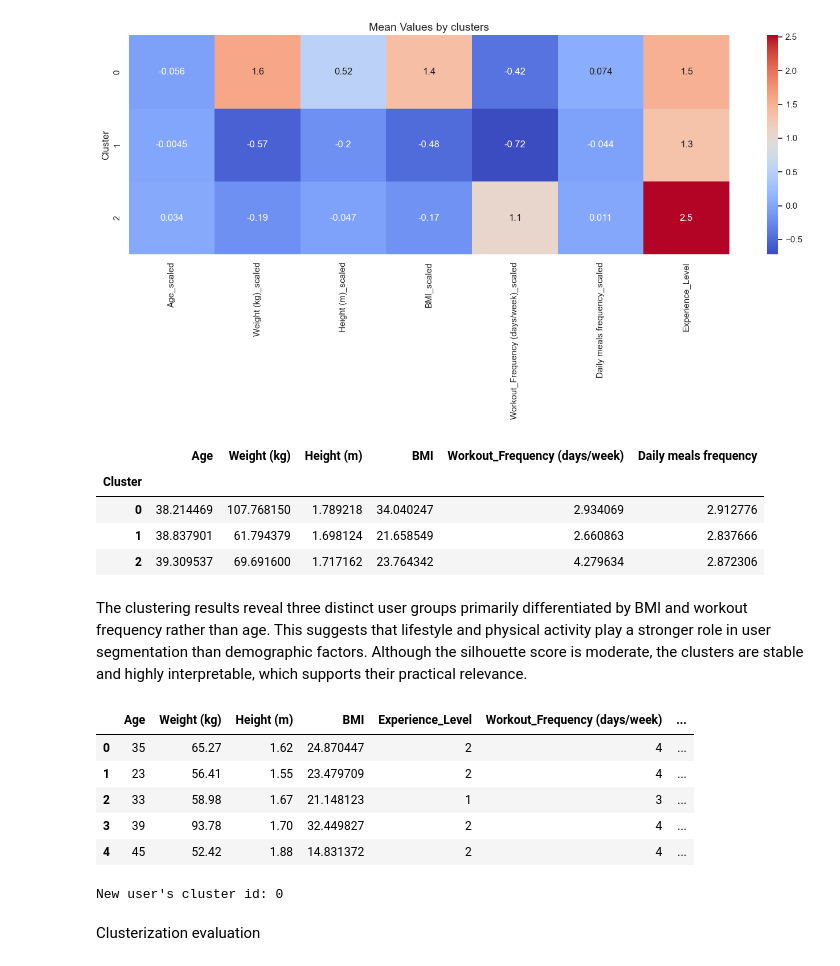
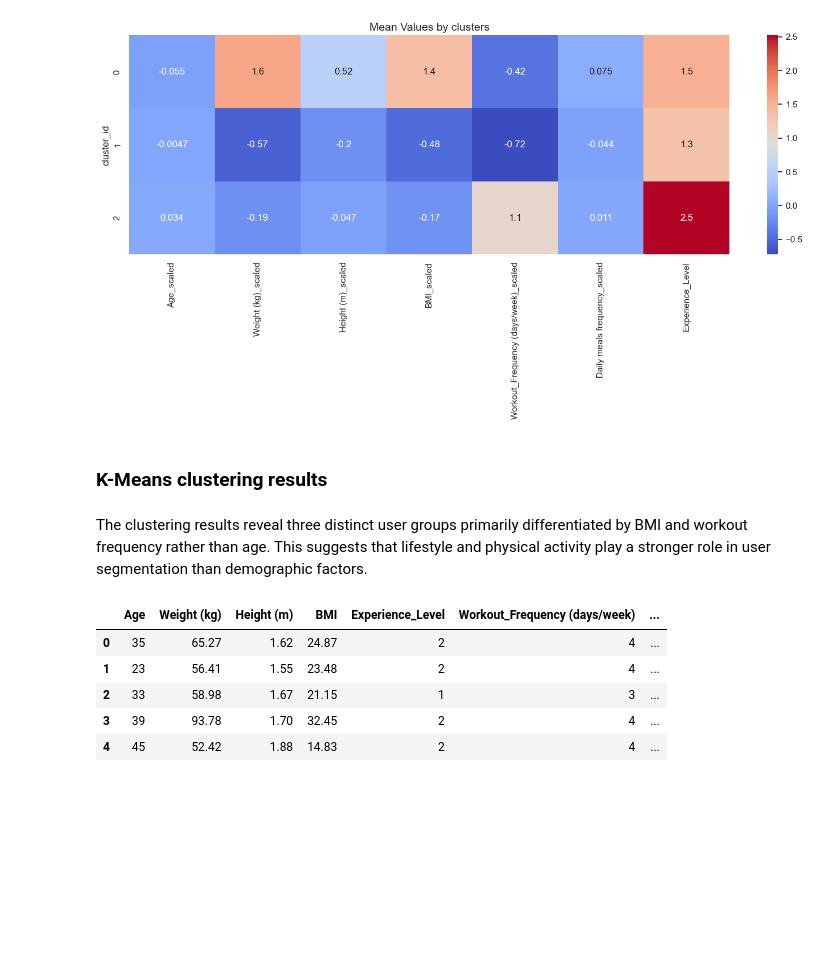
Before and after one commit to Aigerim05/Personalized-Workout-Nutrition-plans-generation-, a Jupyter notebook: 3_Clustering.ipynb, the cells around one changed output. Cells and saved outputs as stored; diff of their text form; code cells hidden in the pictures; blank space fills up the shorter version.

Commit message:
Finalized clustering, created new user input workflow

```diff
--- a/3_Clustering.ipynb
+++ b/3_Clustering.ipynb
@@ -73,17 +72,17 @@ mean_dict = {}
 std_dict = {}
 
 for col in numeric_cols:
-    mean = df_user_data[col].mean()
-    std = df_user_data[col].std()
+    mean = df_clustering_data[col].mean()
+    std = df_clustering_data[col].std()
     mean_dict[col] = mean
     std_dict[col] = std
-    df_user_data[col + '_scaled'] = (df_user_data[col] - mean) / std
+    df_clustering_data[col + '_scaled'] = (df_clustering_data[col] - mean) / std
 
 scaled_numeric_cols = [col + '_scaled' for col in numeric_cols]
-categorical_scaled_cols = [c for c in df_user_data.columns if c not in numeric_cols and '_scaled' not in c]
+categorical_scaled_cols = [c for c in df_clustering_data.columns if c not in numeric_cols and '_scaled' not in c]
 final_features = scaled_numeric_cols + categorical_scaled_cols
 
-X = df_user_data[final_features].values
-df_user_data[final_features].head(3)
+X = df_clustering_data[final_features].values
+df_clustering_data[final_features].head(3)
 # %% [output]
 |  | Age_scaled | Weight (kg)_scaled | Height (m)_scaled | BMI_scaled | Workout_Frequency (days/week)_scaled | ... |
@@ -109,7 +176,7 @@ plt.show()
 # %%
 kmeans = KMeans(n_clusters=3, random_state=42)
 kmeans.fit(X)
-df_user_data['Cluster'] = kmeans.labels_
+df_clustering_data['cluster_id'] = kmeans.labels_
 # %%
 pca = PCA(n_components=2)
 X_pca = pca.fit_transform(X)
@@ -191,0 +229,3 @@ plt.show()
+# %%
+features_no_diet = [c for c in final_features if not c.startswith('diet_type') and not c.startswith('Gender')]
+X2 = df_clustering_data[features_no_diet].values
@@ -192,4 +239,4 @@ plt.show()
 # %%
-kmeans = KMeans(n_clusters=3, random_state=42)
-kmeans.fit(X2)
-df_user_data['Cluster'] = kmeans.labels_
+kmeans_X2 = KMeans(n_clusters=3, random_state=42)
+kmeans_X2.fit(X2)
+df_clustering_data['cluster_id'] = kmeans_X2.labels_
@@ -220,53 +249,22 @@ plt.title('Mean Values by clusters')
 plt.show()
 # %% [output]
 [figure]
-# %%
-cluster_means_unscaled = df_user_data.groupby('Cluster')[numeric_cols].mean()
-display(cluster_means_unscaled)
-# %% [output]
-|  | Age | Weight (kg) | Height (m) | BMI | Workout_Frequency (days/week) | Daily meals frequency |
-| Cluster |  |  |  |  |  |  |
-| 0 | 38.214469 | 107.768150 | 1.789218 | 34.040247 | 2.934069 | 2.912776 |
-| 1 | 38.837901 | 61.794379 | 1.698124 | 21.658549 | 2.660863 | 2.837666 |
-| 2 | 39.309537 | 69.691600 | 1.717162 | 23.764342 | 4.279634 | 2.872306 |
+# %% [markdown]
+### K-Means clustering results
 # %% [markdown]
-The clustering results reveal three distinct user groups primarily differentiated by BMI and workout frequency rather than age. This suggests that lifestyle and physical activity play a stronger role in user segmentation than demographic factors. Although the silhouette score is moderate, the clusters are stable and highly interpretable, which supports their practical relevance.
+The clustering results reveal three distinct user groups primarily differentiated by BMI and workout frequency rather than age. This suggests that lifestyle and physical activity play a stronger role in user segmentation than demographic factors.
 # %%
 cluster_descriptions = {
     0: "Overweight & low activity",
     1: "Normal weight & low activity",
     2: "Active & fit"
 }
-df_user_data['cluster_description'] = df_user_data['Cluster'].map(cluster_descriptions)
-df_user_data.head()
+df_clustering_data['cluster_description'] = df_clustering_data['cluster_id'].map(cluster_descriptions)
+df_clustering_data.head()
 # %% [output]
 |  | Age | Weight (kg) | Height (m) | BMI | Experience_Level | Workout_Frequency (days/week) | ... |
-| 0 | 35 | 65.27 | 1.62 | 24.870447 | 2 | 4 | ... |
-| 1 | 23 | 56.41 | 1.55 | 23.479709 | 2 | 4 | ... |
-| 2 | 33 | 58.98 | 1.67 | 21.148123 | 1 | 3 | ... |
-| 3 | 39 | 93.78 | 1.70 | 32.449827 | 2 | 4 | ... |
-| 4 | 45 | 52.42 | 1.88 | 14.831372 | 2 | 4 | ... |
+| 0 | 35 | 65.27 | 1.62 | 24.87 | 2 | 4 | ... |
+| 1 | 23 | 56.41 | 1.55 | 23.48 | 2 | 4 | ... |
+| 2 | 33 | 58.98 | 1.67 | 21.15 | 1 | 3 | ... |
+| 3 | 39 | 93.78 | 1.70 | 32.45 | 2 | 4 | ... |
+| 4 | 45 | 52.42 | 1.88 | 14.83 | 2 | 4 | ... |
-# %%
-new_user = pd.read_csv('data/new_user.csv')
-
-new_user_encoded = pd.get_dummies(new_user, columns=['Gender', 'diet_type'])
-
-# Добавляем отсутствующие колонки с нулями
-for col in categorical_scaled_cols:
-    if col not in new_user_encoded.columns:
-        new_user_encoded[col] = 0
-
-# Стандартизируем числовые признаки
-for col in numeric_cols:
-    new_user_encoded[col + '_scaled'] = (new_user_encoded[col] - mean_dict[col]) / std_dict[col]
-
-X_new = new_user_encoded[cluster_features].values
-cluster_new_user = kmeans.predict(X_new)
-print("New user's cluster id:", cluster_new_user[0])
-new_user['Cluster'] = cluster_new_user[0]
-
-new_user.to_csv('data/new_user.csv', index=False)
-# %% [output]
-New user's cluster id: 0
-# %% [markdown]
-Clusterization evaluation
```
Also changed, not shown: parts of 32 cells of this notebook, 16 other files.
